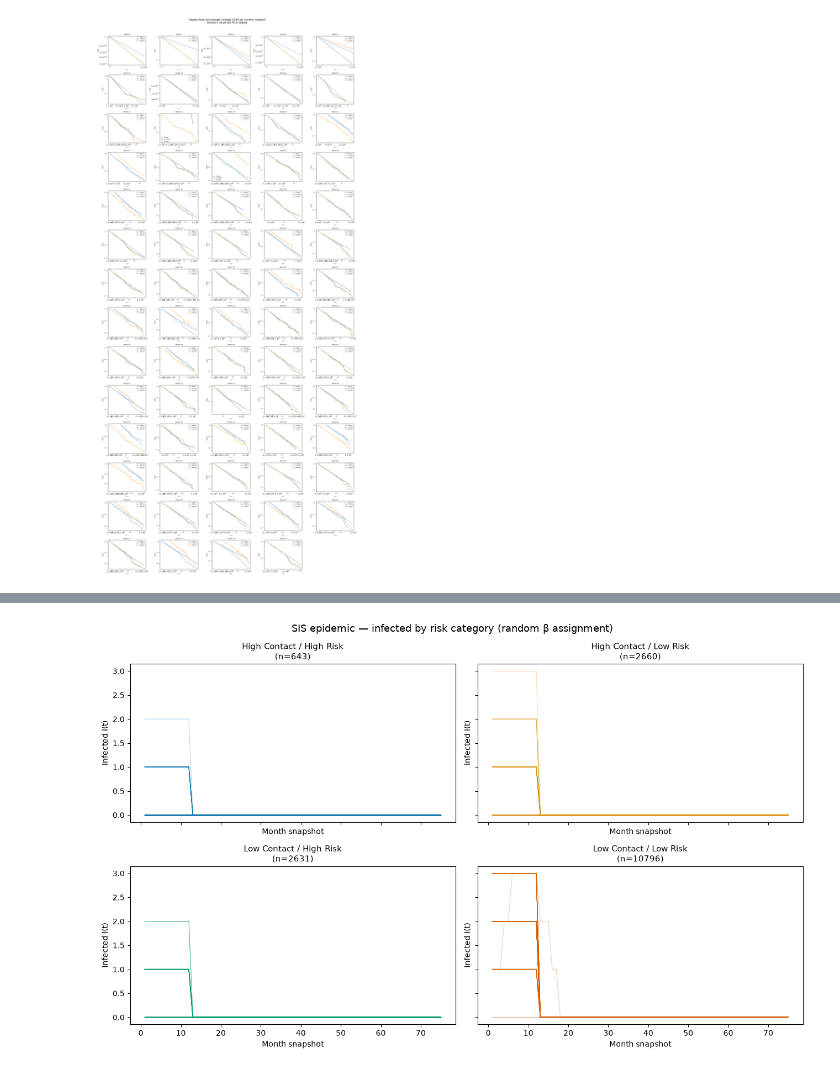
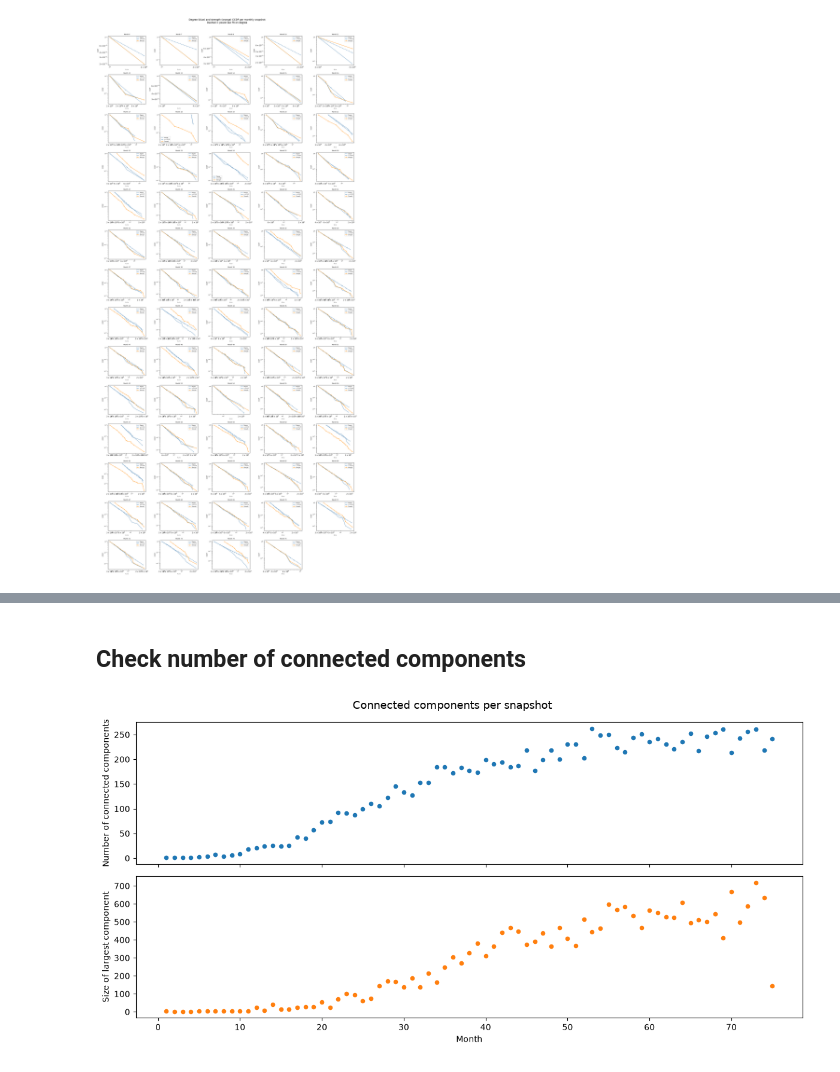
Before and after one commit to elisabettasalvai/sfi_std_project, a Jupyter notebook: sti_modeling_real_data.ipynb, the cells around one changed output, grey strips where cells are left out. Cells and saved outputs as stored; diff of their text form; code cells hidden in the pictures.

```diff
--- a/sti_modeling_real_data.ipynb
+++ b/sti_modeling_real_data.ipynb
@@ -708,46 +340,33 @@ plt.show()
-# %%
-# Reuse beta_map_cat, node_category, cat_labels, cat_sizes, edges_by_month from the SI cell above
-recovery_snapshots = round(1.0 * 12)   # default 1 year
-
-cat_counts_SIS = {cat: np.zeros((n_sims, len(snapshots_list)), dtype=int) for cat in cat_labels}
-
-for sim in range(n_sims):
-    infection_time = {
-        node: 0
-        for node in np.random.choice(all_nodes, size=n_seeds, replace=False)
-    }
-    for t, month in enumerate(snapshots_list):
-        # Recovery
-        recovered = {nd for nd, t_inf in infection_time.items() if (t - t_inf) >= recovery_snapshots}
-        for nd in recovered:
-            del infection_time[nd]
-        infected = set(infection_time.keys())
-        # Transmission
-        new_infected = {}
-        for u, v, w in edges_by_month.get(month, []):
-            if u in infected and v not in infected and v not in new_infected:
-                if np.random.rand() < min(1.0, w * beta_map_cat.get(u, 0.1)):
-                    new_infected[v] = t
-            if v in infected and u not in infected and u not in new_infected:
-                if np.random.rand() < min(1.0, w * beta_map_cat.get(v, 0.1)):
-                    new_infected[u] = t
-        infection_time.update(new_infected)
-        for cat in cat_labels:
-            cat_counts_SIS[cat][sim, t] = sum(1 for nd in infection_time if node_category[nd] == cat)
-
-# --- Plot ---
-fig, axes = plt.subplots(2, 2, figsize=(13, 8), sharex=True, sharey=True)
-
-for ax, cat, color in zip(axes.flatten(), cat_labels, palette4):
-    for run in cat_counts_SIS[cat]:
-        ax.plot(snapshots_list, run, color=color, linewidth=0.8, alpha=0.3)
-    label = f'{cat[0].title()} / {cat[1].title()}\n(n={cat_sizes[cat]})'
-    ax.set_title(label, fontsize=11)
-    ax.set_xlabel('Month snapshot', fontsize=10)
-    ax.set_ylabel('Infected I(t)', fontsize=10)
-
-plt.suptitle('SIS epidemic — infected by risk category (random β assignment)', fontsize=13)
-plt.tight_layout()
-plt.show()
-# %% [output]
-[figure, removed]
+# %% [markdown]
+<a id="connected-components"></a>
+## Check number of connected components
+# %%
+import networkx as nx
+
+snapshots_cc = sorted(df_sex_contacts['Month_count'].unique())
+
+n_components = []
+largest_cc_size = []
+
+for month in snapshots_cc:
+    df_m = df_weighted[df_weighted['Month_count'] == month]
+    G = nx.Graph()
+    G.add_weighted_edges_from(zip(df_m['Female_id'], df_m['Male_id'], df_m['weight']))
+    ccs = list(nx.connected_components(G))
+    n_components.append(len(ccs))
+    largest_cc_size.append(max(len(c) for c in ccs) if ccs else 0)
+
+fig, (ax1, ax2) = plt.subplots(2, 1, figsize=(12, 6), sharex=True)
+
+ax1.scatter(snapshots_cc, n_components, color='tab:blue', s=20)
+ax1.set_ylabel('Number of connected components')
+
+ax2.scatter(snapshots_cc, largest_cc_size, color='tab:orange', s=20)
+ax2.set_ylabel('Size of largest component')
+ax2.set_xlabel('Month')
+
+fig.suptitle('Connected components per snapshot', fontsize=13)
+plt.tight_layout()
+plt.show()
+# %% [output]
+[figure, added]
```
Also changed, not shown: parts of 53 cells of this notebook, 3 other files.
